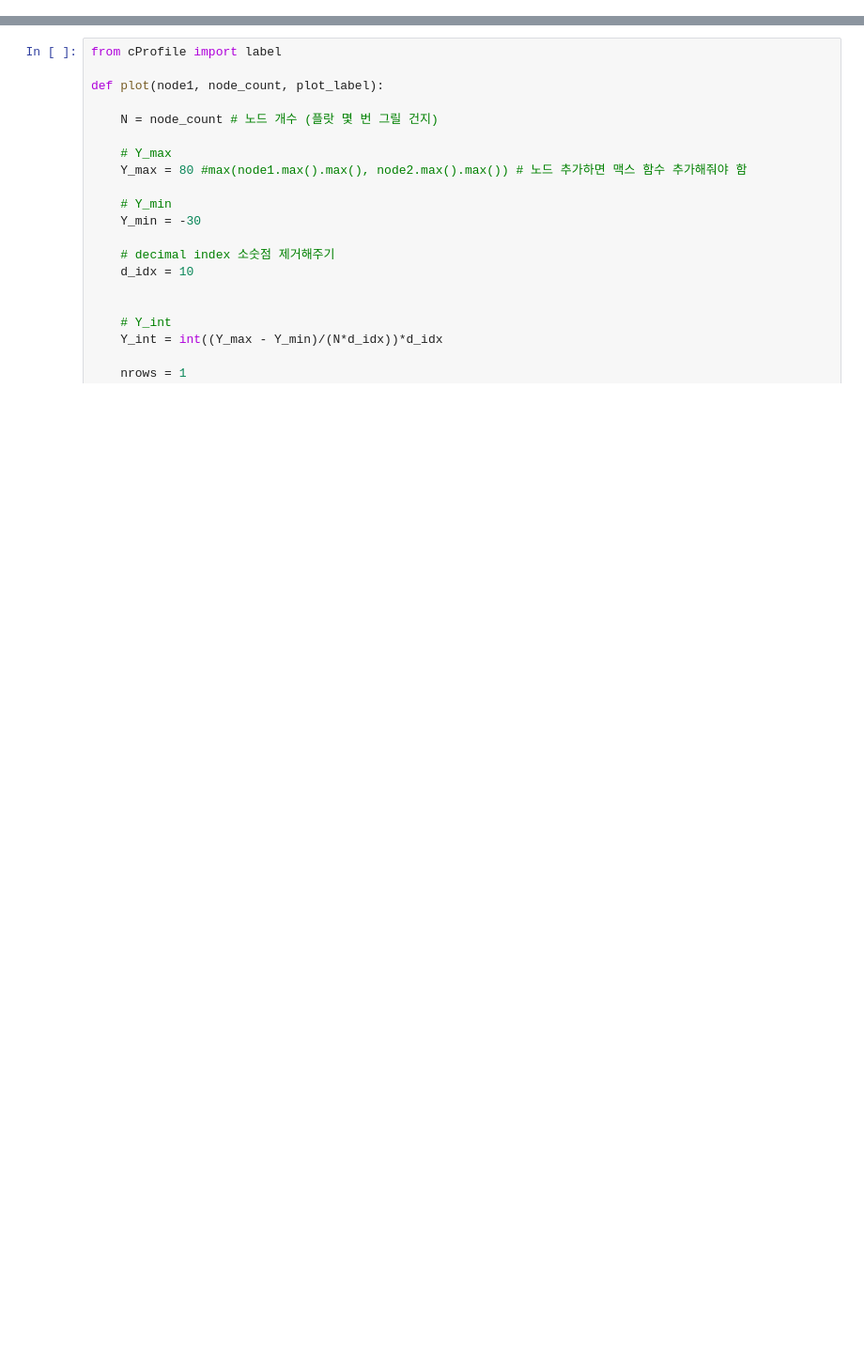
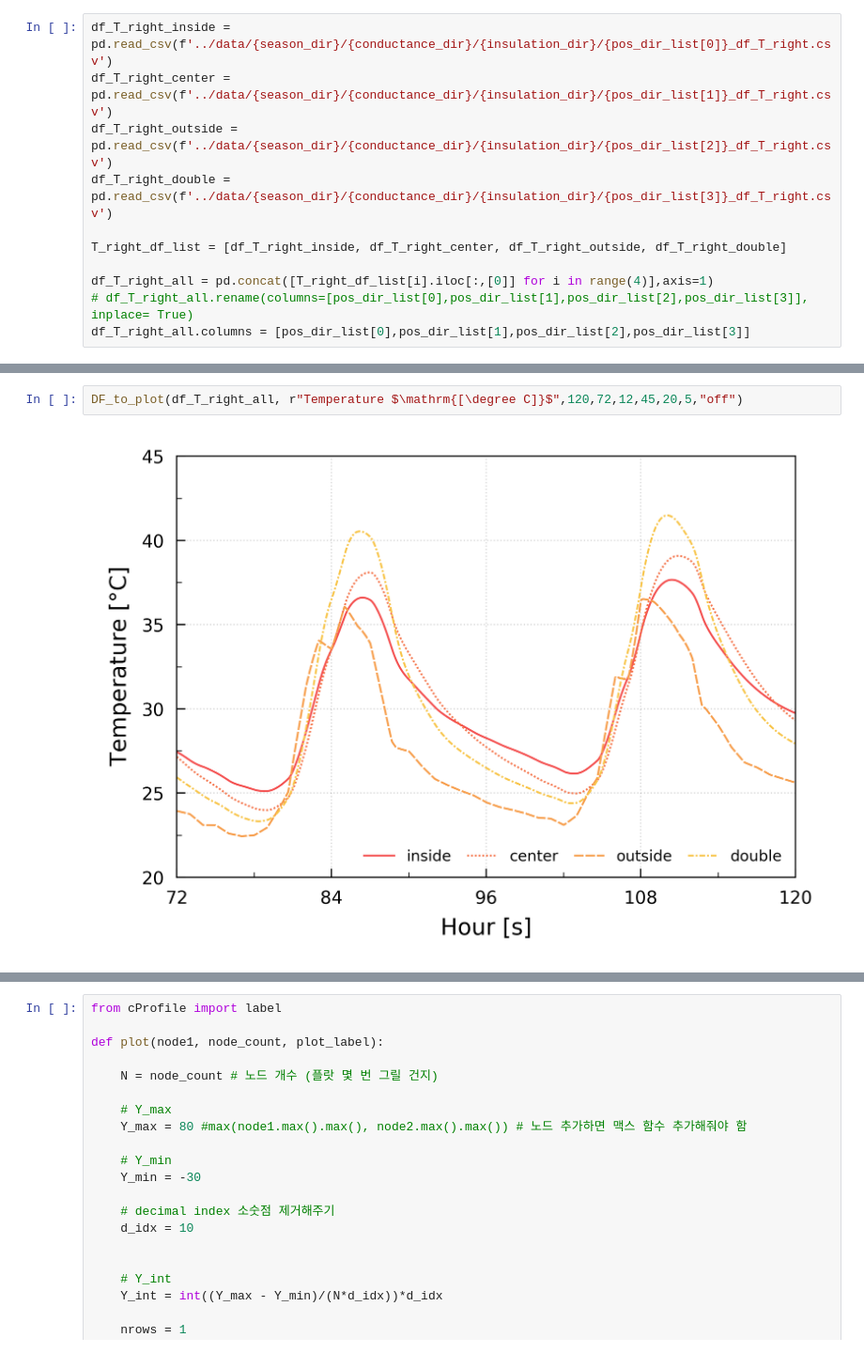
Before and after one commit to binbinbon/CAP_project, a Jupyter notebook: coding/플랏.ipynb, the cells around one changed output, grey strips where cells are left out. Shown at 94% size. Cells and saved outputs as stored; diff of their text form; blank space fills up the shorter version.

```diff
--- a/coding/플랏.ipynb
+++ b/coding/플랏.ipynb
@@ -115,0 +93,11 @@ q_in0 = df_q_in_data.iloc[:,[0]]
+# %%
+df_T_right_inside = pd.read_csv(f'../data/{season_dir}/{conductance_dir}/{insulation_dir}/{pos_dir_list[0]}_df_T_right.csv')
+df_T_right_center = pd.read_csv(f'../data/{season_dir}/{conductance_dir}/{insulation_dir}/{pos_dir_list[1]}_df_T_right.csv')
+df_T_right_outside = pd.read_csv(f'../data/{season_dir}/{conductance_dir}/{insulation_dir}/{pos_dir_list[2]}_df_T_right.csv')
+df_T_right_double = pd.read_csv(f'../data/{season_dir}/{conductance_dir}/{insulation_dir}/{pos_dir_list[3]}_df_T_right.csv')
+
+T_right_df_list = [df_T_right_inside, df_T_right_center, df_T_right_outside, df_T_right_double]
+
+df_T_right_all = pd.concat([T_right_df_list[i].iloc[:,[0]] for i in range(4)],axis=1)
+# df_T_right_all.rename(columns=[pos_dir_list[0],pos_dir_list[1],pos_dir_list[2],pos_dir_list[3]], inplace= True)
+df_T_right_all.columns = [pos_dir_list[0],pos_dir_list[1],pos_dir_list[2],pos_dir_list[3]]
@@ -236,0 +254,4 @@ plot(T_node0, T_left_node0, 2,
+# %%
+DF_to_plot(df_T_right_all, r"Temperature $\mathrm{[\degree C]}$",120,72,12,45,20,5,"off")
+# %% [output]
+[figure, added]
```
Also changed, not shown: parts of 30 cells of this notebook, 1 other file.
